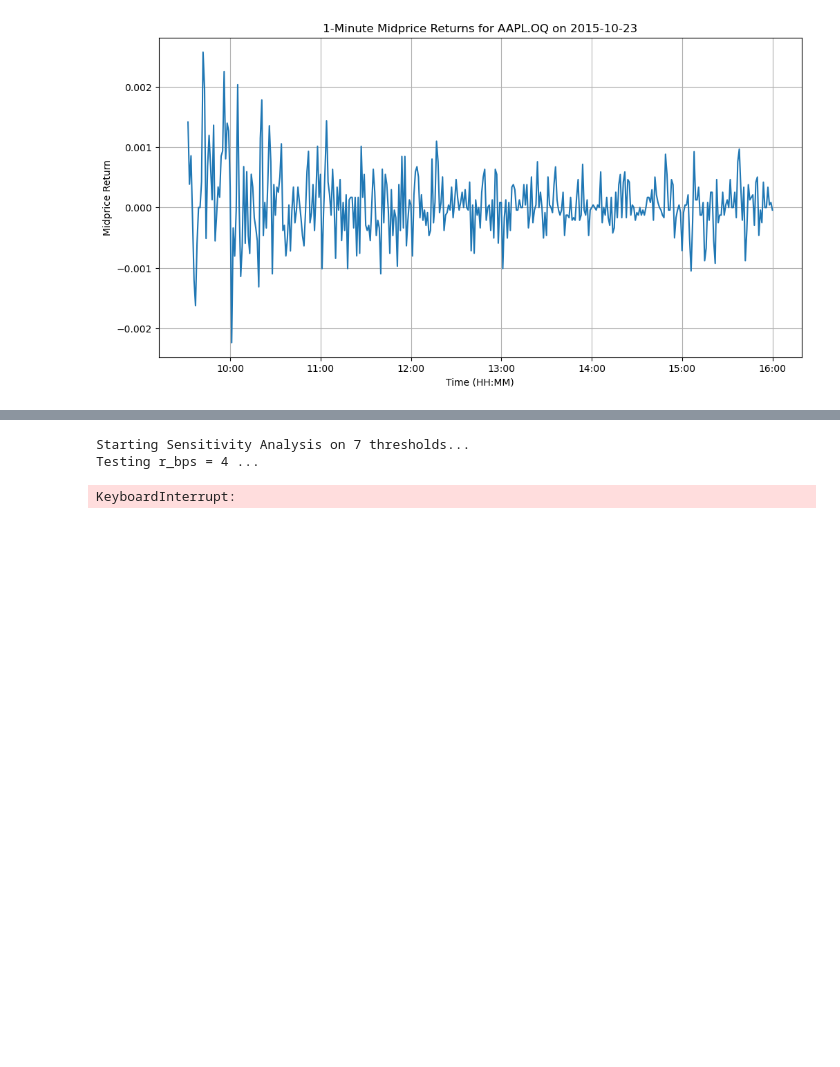
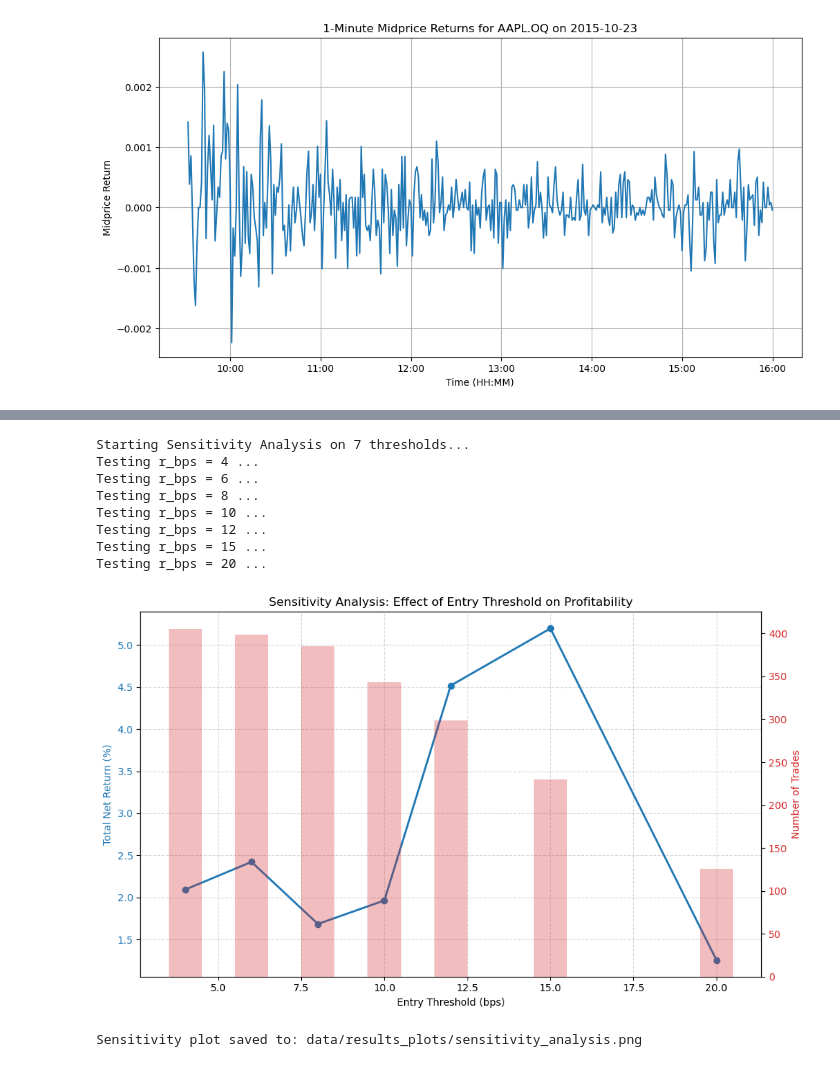
Before and after one commit to matthias-wyss/OCP-StatArb-SP100, a Jupyter notebook: analysis.ipynb, the cells around one changed output, grey strips where cells are left out. Saved outputs shown, nothing was run; the diff lists cells and outputs as text; code cells hidden in the pictures; blank space fills up the shorter version.

Commit message:
all in one analysis.ipynb with bool

```diff
--- a/analysis.ipynb
+++ b/analysis.ipynb
@@ -153,7 +159,14 @@ Saved: data/results_plots/cumulative_returns.png
 Saved: data/results_plots/drawdown.png
 # %%
-show_sensitivity_analysis()
+show_sensitivity_analysis(PAIRS_PATH)
 # %% [output]
 Starting Sensitivity Analysis on 7 thresholds...
 Testing r_bps = 4 ...
+Testing r_bps = 6 ...
+Testing r_bps = 8 ...
+Testing r_bps = 10 ...
+Testing r_bps = 12 ...
+Testing r_bps = 15 ...
+Testing r_bps = 20 ...
+[figure, added]
-KeyboardInterrupt:
+Sensitivity plot saved to: data/results_plots/sensitivity_analysis.png
```
Also changed, not shown: parts of 20 cells of this notebook, 6 other files.
